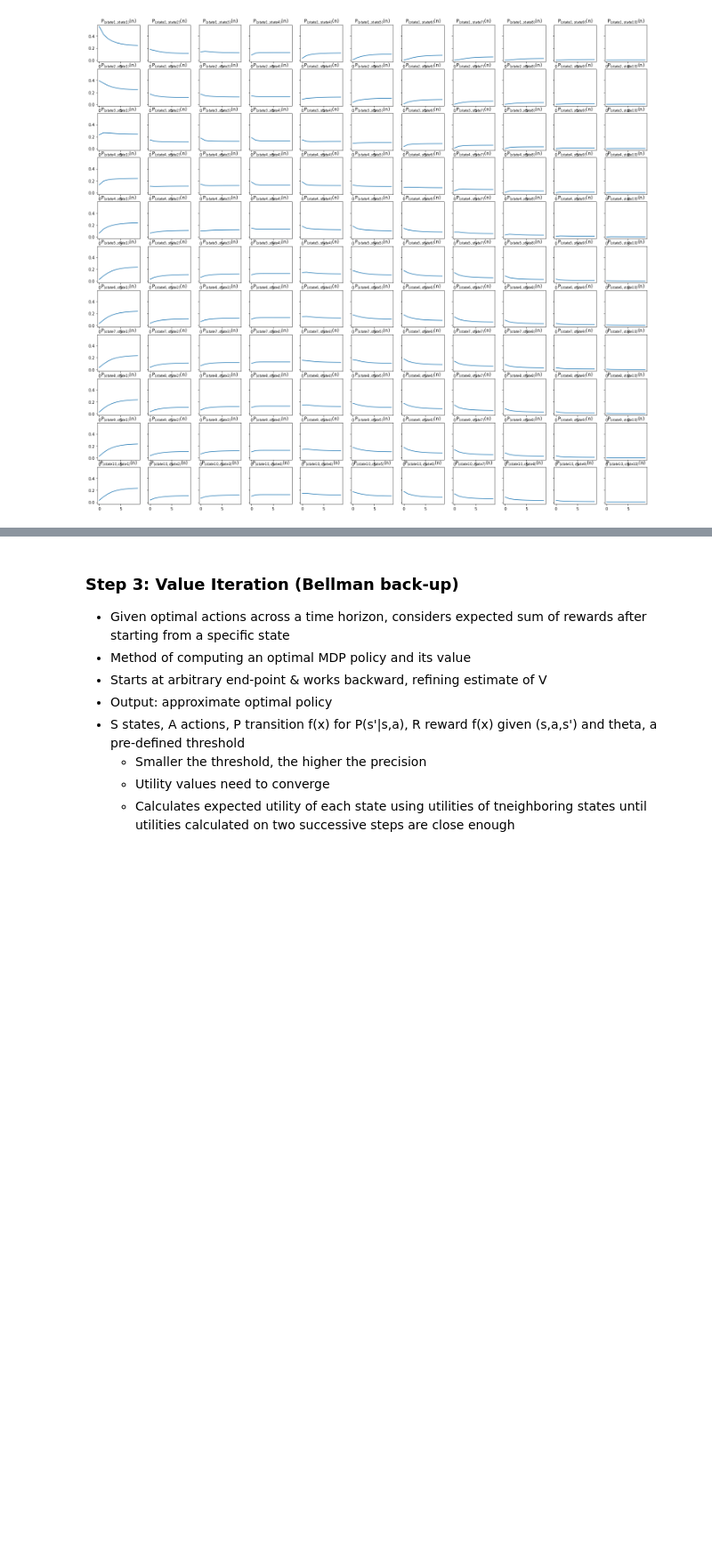
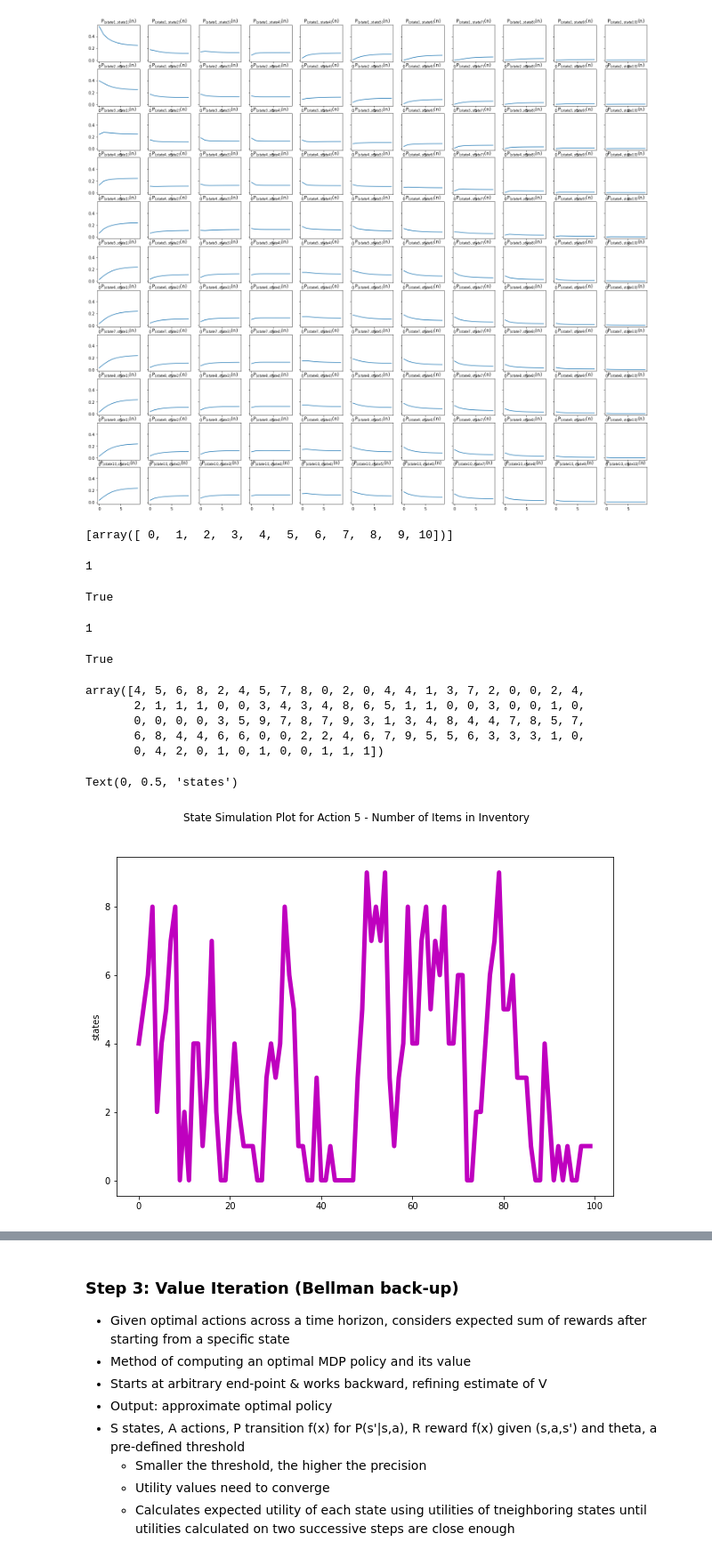
Before and after one commit to targoons/gym-inventory, a Jupyter notebook: gym_analysis_Group6.ipynb, the cells around one changed output, grey strips where cells are left out. Shown at 89% size. Saved outputs shown, nothing was run; the diff lists cells and outputs as text; code cells hidden in the pictures; blank space fills up the shorter version.

```diff
--- a/gym_analysis_Group6.ipynb
+++ b/gym_analysis_Group6.ipynb
@@ -357,3 +357,62 @@ fig.subplots_adjust(top = 0.8)
 plt.show()
 # %% [output]
 [figure]
+# %%
+# group all states into classes; report the classes and the total number of classes
+
+im_states3 = qe.MarkovChain(prob_matrix)
+
+# calculate communication classes
+print(im_states3.communication_classes)
+
+# get # of classes
+len(im_states3.communication_classes)
+# %% [output]
+[array([ 0,  1,  2,  3,  4,  5,  6,  7,  8,  9, 10])]
+1
+# %%
+print(im_states3.is_irreducible)
+# %% [output]
+True
+# %%
+# periodicity
+im_states3 = qe.MarkovChain(prob_matrix)
+
+# calculate # of periods
+im_states3.period
+# %% [output]
+1
+# %%
+# since the # of periods = 1, this means the matrix is aperiodic, something confirmed by
+# the plots with no discernable pattern
+
+# shows matrix is aperiodic
+im_states3.is_aperiodic
+# %% [output]
+True
+# %%
+# simulation
+
+# construct a 100-step simulation assuming an intial state and the above transition matrix
+simulations = 100
+
+simulation = im_states3.simulate(simulations, random_state = 33)
+simulation
+# %% [output]
+array([4, 5, 6, 8, 2, 4, 5, 7, 8, 0, 2, 0, 4, 4, 1, 3, 7, 2, 0, 0, 2, 4,
+       2, 1, 1, 1, 0, 0, 3, 4, 3, 4, 8, 6, 5, 1, 1, 0, 0, 3, 0, 0, 1, 0,
+       0, 0, 0, 0, 3, 5, 9, 7, 8, 7, 9, 3, 1, 3, 4, 8, 4, 4, 7, 8, 5, 7,
+       6, 8, 4, 4, 6, 6, 0, 0, 2, 2, 4, 6, 7, 9, 5, 5, 6, 3, 3, 3, 1, 0,
+       0, 4, 2, 0, 1, 0, 1, 0, 0, 1, 1, 1])
+# %%
+# plot sequence of transitions as step function of time
+
+fig, ax = plt.subplots(1, 1, figsize=(10, 7))
+fig.suptitle('State Simulation Plot for Action 5 - Number of Items in Inventory')
+
+plt.plot(simulation, lw = 5, color = 'm')
+
+plt.ylabel('states')
+# %% [output]
+Text(0, 0.5, 'states')
+[figure, added]
```
Also changed, not shown: parts of 50 cells of this notebook.
